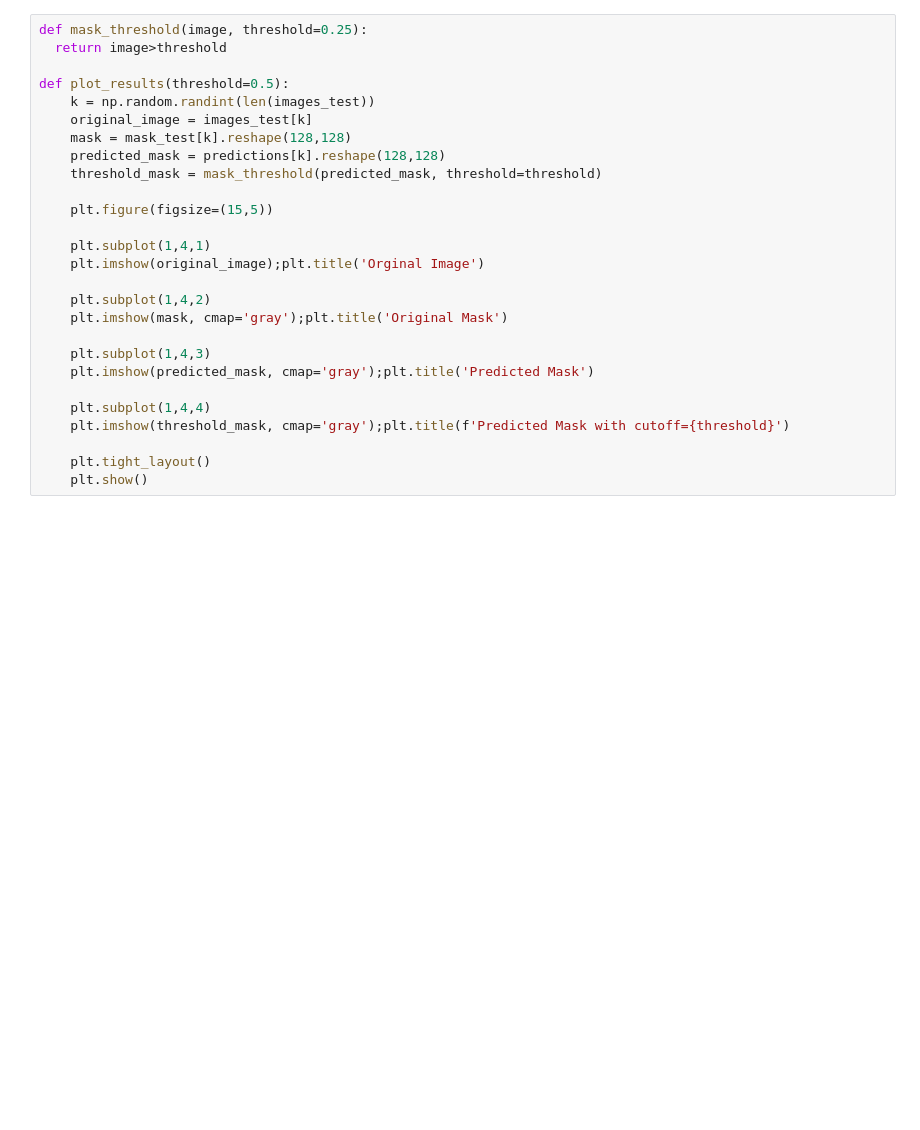
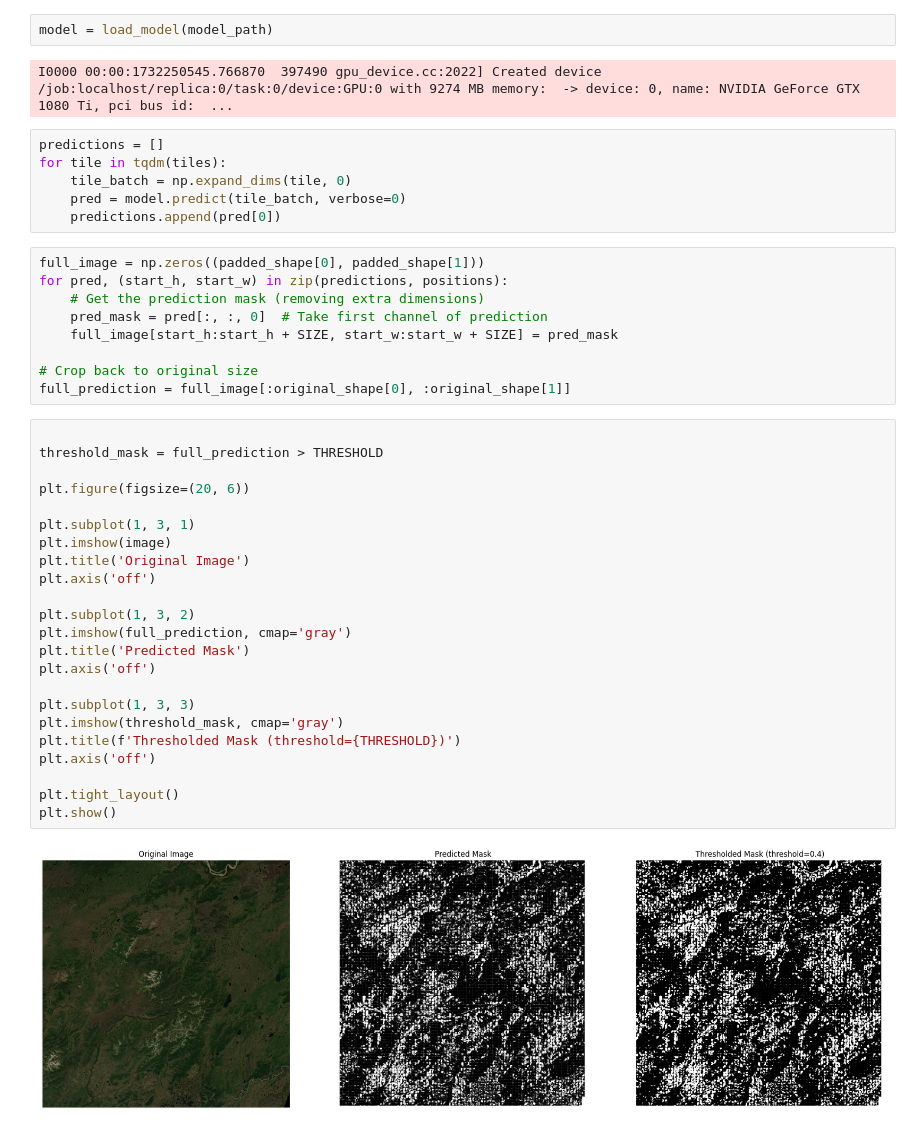
Before and after one commit to ajijohn/arcticlakecarbonprediction, a Jupyter notebook: predict.ipynb, the cells around one changed output. Saved outputs shown, nothing was run; the diff lists cells and outputs as text; blank space fills up the shorter version.

Commit message:
try to run on the test image

```diff
--- a/predict.ipynb
+++ b/predict.ipynb
@@ -44,27 +62,44 @@ predictions = model.predict(images_test)
+# %%
+model = load_model(model_path)
+# %% [output]
+I0000 00:00:1732250545.766870  397490 gpu_device.cc:2022] Created device /job:localhost/replica:0/task:0/device:GPU:0 with 9274 MB memory:  -> device: 0, name: NVIDIA GeForce GTX 1080 Ti, pci bus id:  ...
+# %%
+predictions = []
+for tile in tqdm(tiles):
+    tile_batch = np.expand_dims(tile, 0)
+    pred = model.predict(tile_batch, verbose=0)
+    predictions.append(pred[0])
+# %%
+full_image = np.zeros((padded_shape[0], padded_shape[1]))
+for pred, (start_h, start_w) in zip(predictions, positions):
+    # Get the prediction mask (removing extra dimensions)
+    pred_mask = pred[:, :, 0]  # Take first channel of prediction
+    full_image[start_h:start_h + SIZE, start_w:start_w + SIZE] = pred_mask
+
+# Crop back to original size
+full_prediction = full_image[:original_shape[0], :original_shape[1]]
 # %%
-def mask_threshold(image, threshold=0.25):
-  return image>threshold
 
-def plot_results(threshold=0.5):
-    k = np.random.randint(len(images_test))
-    original_image = images_test[k]
-    mask = mask_test[k].reshape(128,128)
-    predicted_mask = predictions[k].reshape(128,128)
-    threshold_mask = mask_threshold(predicted_mask, threshold=threshold)
+threshold_mask = full_prediction > THRESHOLD
 
-    plt.figure(figsize=(15,5))
+plt.figure(figsize=(20, 6))
 
-    plt.subplot(1,4,1)
-    plt.imshow(original_image);plt.title('Orginal Image')
+plt.subplot(1, 3, 1)
+plt.imshow(image)
+plt.title('Original Image')
+plt.axis('off')
 
-    plt.subplot(1,4,2)
-    plt.imshow(mask, cmap='gray');plt.title('Original Mask')
+plt.subplot(1, 3, 2)
+plt.imshow(full_prediction, cmap='gray')
+plt.title('Predicted Mask')
+plt.axis('off')
 
-    plt.subplot(1,4,3)
-    plt.imshow(predicted_mask, cmap='gray');plt.title('Predicted Mask')
+plt.subplot(1, 3, 3)
+plt.imshow(threshold_mask, cmap='gray')
+plt.title(f'Thresholded Mask (threshold={THRESHOLD})')
+plt.axis('off')
 
-    plt.subplot(1,4,4)
-    plt.imshow(threshold_mask, cmap='gray');plt.title(f'Predicted Mask with cutoff={threshold}')
-
-    plt.tight_layout()
-    plt.show()
+plt.tight_layout()
+plt.show()
+# %% [output]
+[figure, added]
```
Also changed, not shown: parts of 10 cells of this notebook, 6 other files.
